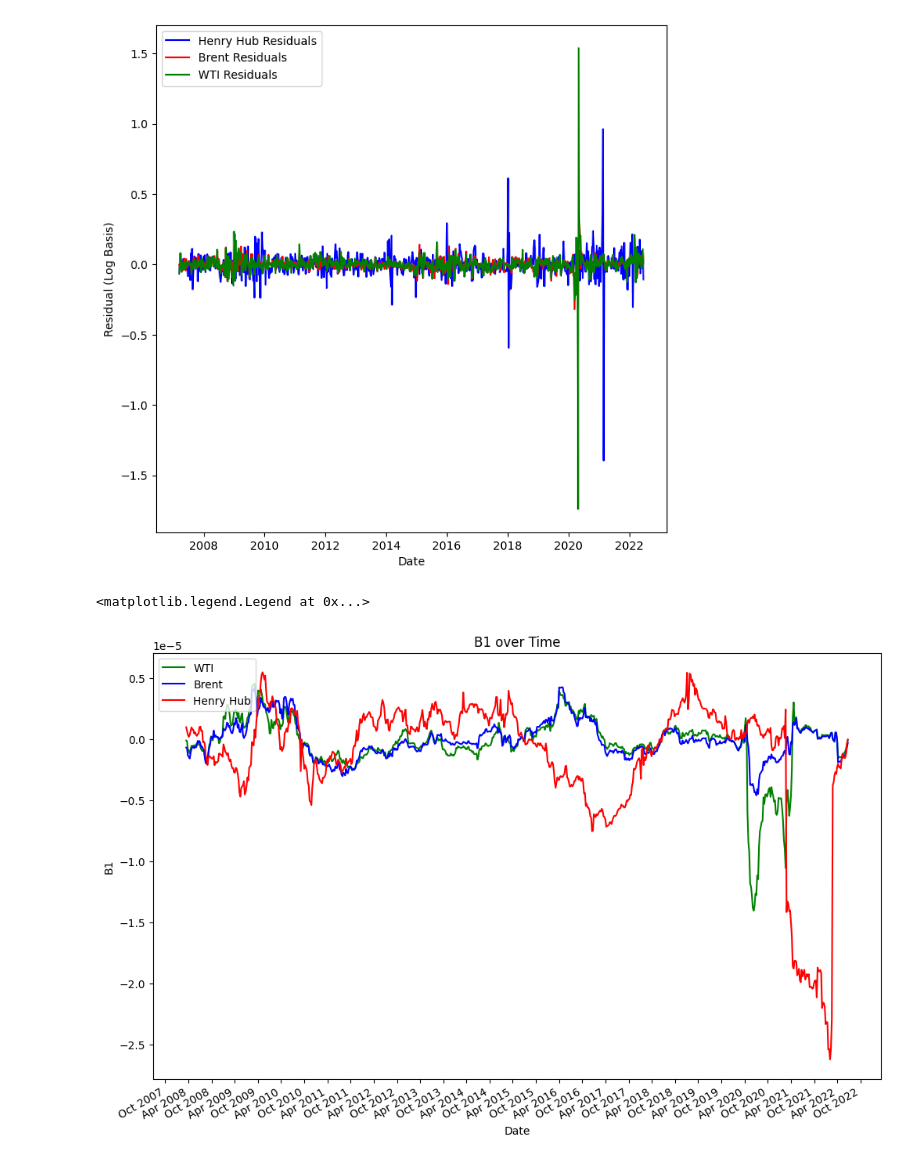
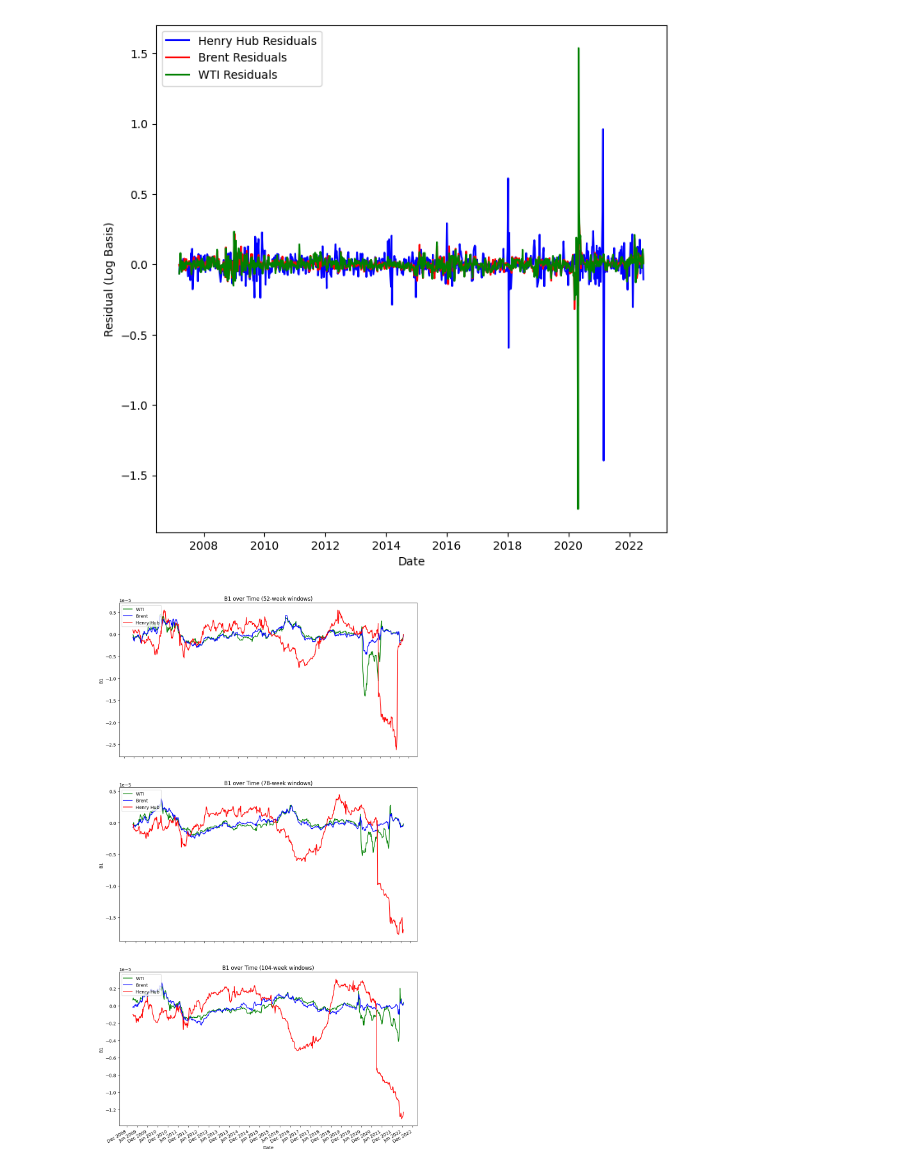
Before and after one commit to beniciouhart/regime-detection, a Jupyter notebook: notebooks/demo.ipynb, the cells around one changed output. Saved outputs shown, nothing was run; the diff lists cells and outputs as text; code cells hidden in the pictures.

Commit message:
Rolling OLS on 52, 78, and 104 week windows. (Regression + Plots)

```diff
--- a/notebooks/demo.ipynb
+++ b/notebooks/demo.ipynb
@@ -252,6 +252,41 @@ plt.legend(loc="upper left")
 # %% [output]
 <matplotlib.legend.Legend at 0x...>
 [figure]
+# %%
+from statsmodels.regression.rolling import RollingOLS
+
+results = {}
+windows = [52, 78, 104] # weeks
+
+
+for series, y in [('wti', df_model['RWTC_log_return_stationary']),
+                    ('brent', df_model['RBRTE_log_return_stationary']),
+                    ('henry', df_model['RNGWHHD_log_return_stationary'])]:
+    results[series] = {}
+    for window in windows:
+        model = RollingOLS(y, X, window = window)
+        fit = model.fit(cov_type = 'HAC', cov_kwds = {'maxlags': 4})
+        results[series][window] = fit
+# %%
+import matplotlib.dates as mdates
+fig, axes = plt.subplots(3,1, figsize = (12, 24))
+for num, window in enumerate(windows):
+    ax = axes[num]
+    ax.plot(results['wti'][window].params.iloc[window:, 1], "g",label = 'WTI')
+    ax.plot(results['brent'][window].params.iloc[window:, 1], "b",label = 'Brent')
+    ax.plot(results['henry'][window].params.iloc[window:, 1], "r",label = 'Henry Hub')
+
+    ax.xaxis.set_major_locator(mdates.MonthLocator(interval=6))
+    ax.xaxis.set_major_formatter(mdates.DateFormatter('%b %Y'))
+
+    ax.set_xlabel(xlabel= "Date")
+    ax.set_ylabel(ylabel = "B1")
+    ax.set_title( label = f"B1 over Time ({window}-week windows)")
+    ax.legend(loc="upper left")
+
+fig.autofmt_xdate()
+# %% [output]
+[figure, added]
 # %%
 from statsmodels.regression.rolling import RollingOLS
 
@@ -268,19 +303,0 @@ for series, y in [('wti', df_model['RWTC_log_return_stationary']),
-# %%
-import matplotlib.dates as mdates
-plt.figure(figsize= (12,8))
-plt.plot(results['wti'].params.iloc[window:, 1], "g",label = 'WTI')
-plt.plot(results['brent'].params.iloc[window:, 1], "b",label = 'Brent')
-plt.plot(results['henry'].params.iloc[window:, 1], "r",label = 'Henry Hub')
-
-ax = plt.gca()
-ax.xaxis.set_major_locator(mdates.MonthLocator(interval=6))
-ax.xaxis.set_major_formatter(mdates.DateFormatter('%b %Y'))
-plt.gcf().autofmt_xdate()  # rotates labels so they don't overlap
-
-plt.xlabel(xlabel= "Date")
-plt.ylabel(ylabel = "B1")
-plt.title( label = "B1 over Time")
-plt.legend(loc="upper left")
-# %% [output]
-<matplotlib.legend.Legend at 0x...>
-[figure, removed]
```
Also changed, not shown: parts of 1 cell of this notebook.
